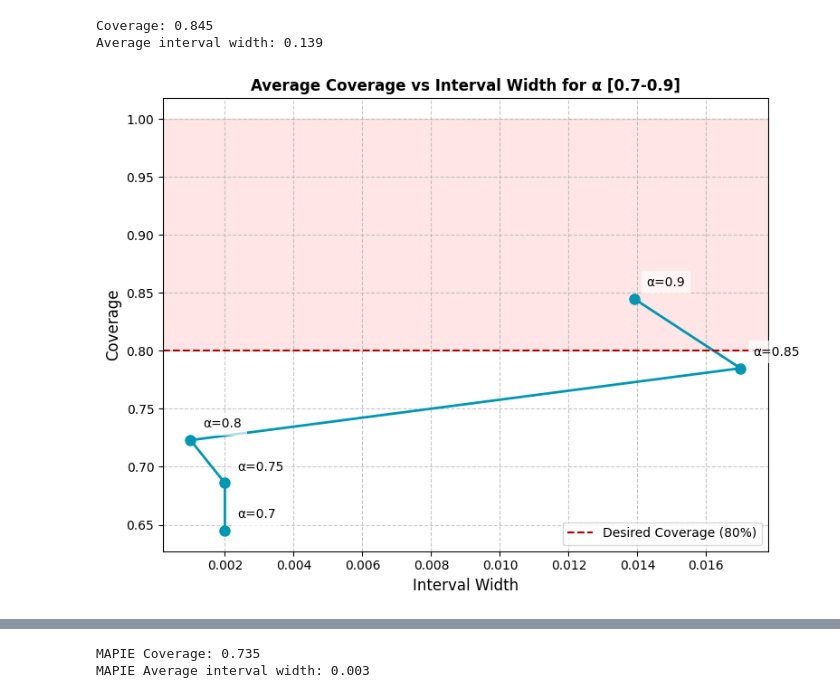
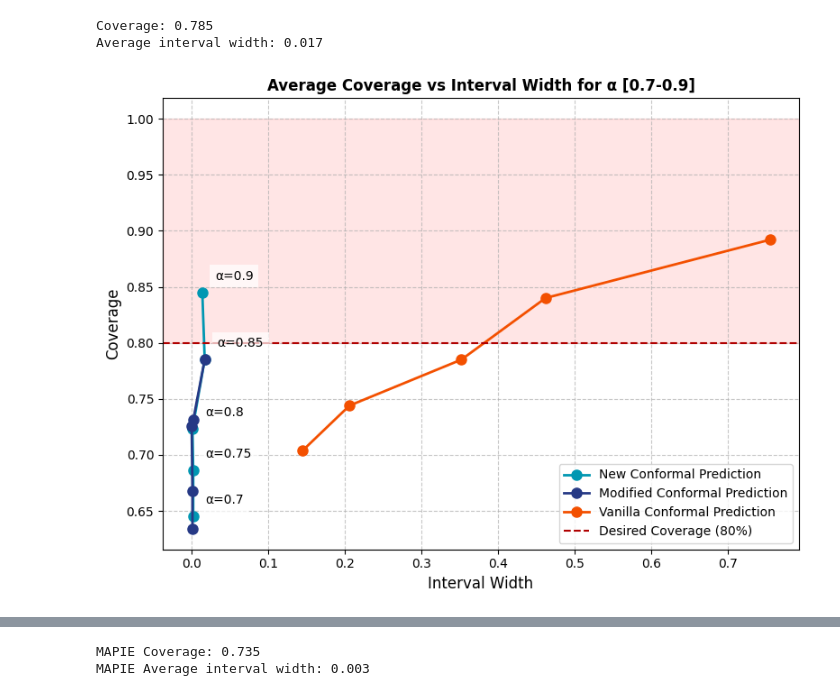
Before and after one commit to rdiazrincon/conformal_prediction_pd, a Jupyter notebook: conformal_pd_new.ipynb, the cells around one changed output, grey strips where cells are left out. Cells and saved outputs as stored; diff of their text form; code cells hidden in the pictures.

Commit message:
Add Vanilla CP and Comparison plots

```diff
--- a/conformal_pd_new.ipynb
+++ b/conformal_pd_new.ipynb
@@ -213,52 +183,60 @@ lower_bound, upper_bound, y_test = conformal_prediction_zero_inflated(
     X=X,
     y_binary=y_pred_all,
     y_continuous=normalized_pctg_change,
-    alpha_tilda=0.90  # Target coverage (90%)
+    alpha_tilda=0.9  # Target coverage (90%)
 )
-
+# PLot new vs old
 # Calculate and print coverage
 coverage = np.mean((y_test >= lower_bound) & (y_test <= upper_bound))
 interval_width = np.mean(upper_bound - lower_bound)
 print(f"Coverage: {coverage:.3f}")
 print(f"Average interval width: {interval_width:.3f}")
 # %% [output]
-Coverage: 0.845
-Average interval width: 0.139
+Coverage: 0.785
+Average interval width: 0.017
 # %%
 # Data for plotting
 conformal_metrics_new = {
     "alpha": [0.7, 0.75, 0.8, 0.85, 0.9],
     "coverage": [0.645, 0.686, 0.723, 0.785, 0.845],
     "interval_width": [0.002, 0.002, 0.001, 0.017, 0.0139]
 }
+conformal_metrics_modified = {
+    "alpha": [0.7, 0.75, 0.8, 0.85, 0.9],
+    "coverage": [0.634, 0.668, 0.726, 0.731, 0.785],
+    "interval_width": [0.001, 0.001, 0.000, 0.002, 0.017]
+}
+conformal_metrics_vanilla = {
+    "alpha": [0.7, 0.75, 0.8, 0.85, 0.9],
+    "coverage": [0.704, 0.744, 0.785, 0.840, 0.892],
+    "interval_width": [0.145, 0.206, 0.352, 0.462, 0.755]
+}
+
 
 plt.figure(figsize=(8, 6))
 
 # Create scatter plot with connecting lines
-plt.plot(conformal_metrics_new["interval_width"], conformal_metrics_new["coverage"],
-         '-o', color='#0097B2', linewidth=2, markersize=8)
-
+plt.plot(conformal_metrics_new["interval_width"], conformal_metrics_new["coverage"],'-o', color='#0097B2', linewidth=2, markersize=8, label='New Conformal Prediction')
+plt.plot(conformal_metrics_modified["interval_width"], conformal_metrics_modified["coverage"],'-o', color='#263985', linewidth=2, markersize=8, label='Modified Conformal Prediction')
+plt.plot(conformal_metrics_vanilla["interval_width"], conformal_metrics_vanilla["coverage"],'-o', color='#F35000', linewidth=2, markersize=8, label='Vanilla Conformal Prediction')
 # Add alpha labels to each point
 for i, alpha in enumerate(conformal_metrics_new["alpha"]):
-    plt.annotate(f'α={alpha}',
-                (conformal_metrics_new["interval_width"][i], conformal_metrics_new["coverage"][i]),
-                xytext=(10, 10), textcoords='offset points',
-                bbox=dict(facecolor='white', edgecolor='none', alpha=0.7))
+    plt.annotate(f'α={alpha}', (conformal_metrics_new["interval_width"][i], conformal_metrics_new["coverage"][i]), xytext=(10, 10), textcoords='offset points', bbox=dict(facecolor='white', edgecolor='none', alpha=0.7))
 
 # Add reference line
 plt.axhline(y=0.8, linestyle='--', color='#B00000', label='Desired Coverage (80%)')
 
 # Customize plot
 plt.title('Average Coverage vs Interval Width for α [0.7-0.9]', fontsize=12, weight='bold')
 plt.xlabel('Interval Width', fontsize=12)
 plt.ylabel('Coverage', fontsize=12)
 plt.grid(True, linestyle='--', alpha=0.7)
 plt.legend()
 
 # Add shaded region for desired coverage
 plt.axhspan(0.8, 1.0, alpha=0.1, color='red', label='Target Coverage Zone')
 plt.tight_layout()
-plt.savefig('coverage_vd_intwidth_new_conformal.svg', transparent=True)
+# plt.savefig('coverage_vd_intwidth_new_conformal.svg', transparent=True)
 plt.show()
 # %% [output]
-[figure, old version]
+[figure, new version]
```
Also changed, not shown: parts of 7 cells of this notebook.
